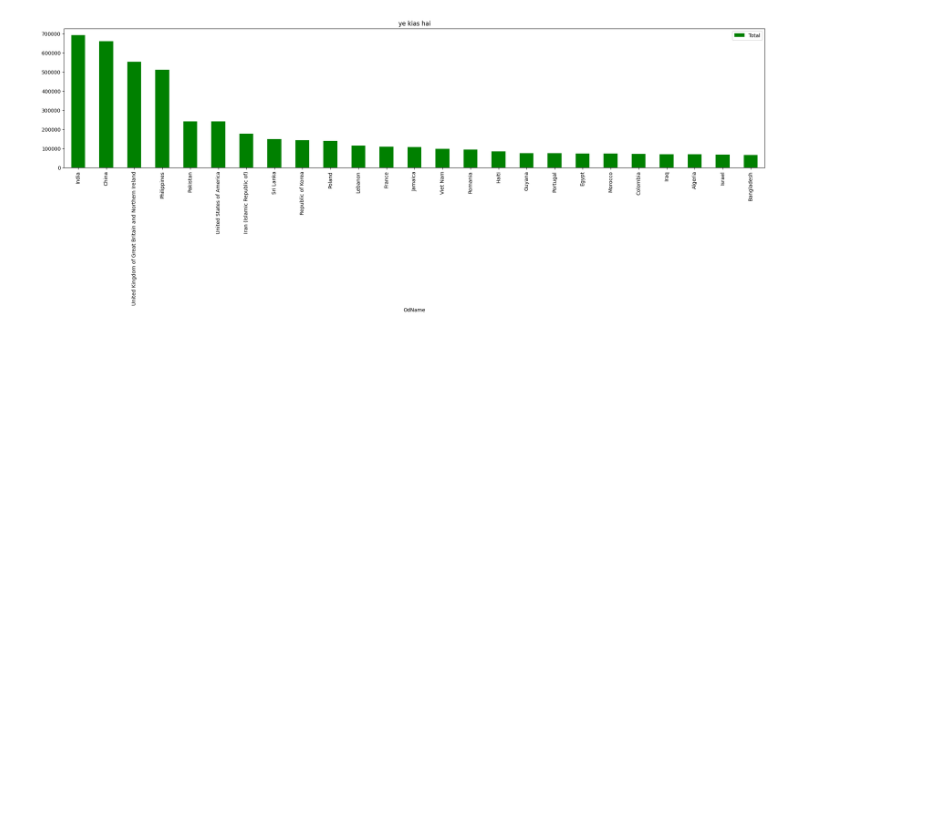
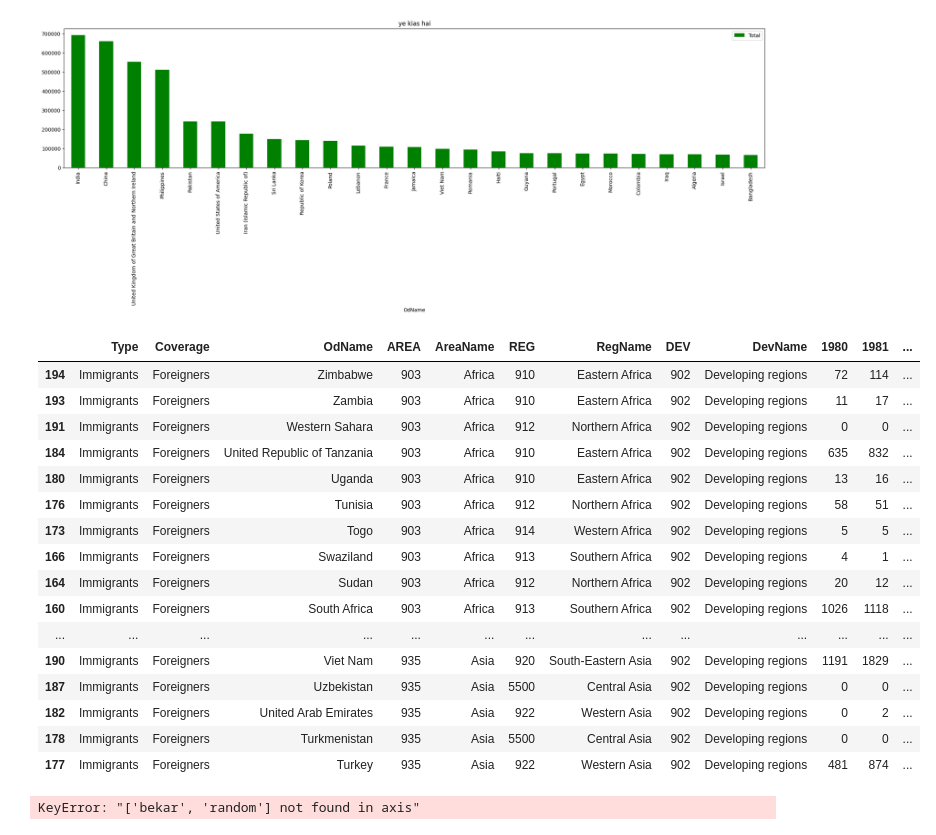
Before and after one commit to Ritesh1422/python_data_analytics2, a Jupyter notebook: immigration_analysis/analysis.ipynb, the cells around one changed output. Drawn from its saved outputs; the diff is of its cells as text; code cells hidden in the pictures; blank space fills up the shorter version.

Commit message:
drop_columns

```diff
--- a/immigration_analysis/analysis.ipynb
+++ b/immigration_analysis/analysis.ipynb
@@ -393,0 +398,24 @@ figsize=(25,5))
+# %%
+df.sort_values(by=['AreaName','OdName'],ascending=[True,False])[:60]
+# %% [output]
+|  | Type | Coverage | OdName | AREA | AreaName | REG | RegName | DEV | DevName | 1980 | 1981 | ... |
+| 194 | Immigrants | Foreigners | Zimbabwe | 903 | Africa | 910 | Eastern Africa | 902 | Developing regions | 72 | 114 | ... |
+| 193 | Immigrants | Foreigners | Zambia | 903 | Africa | 910 | Eastern Africa | 902 | Developing regions | 11 | 17 | ... |
+| 191 | Immigrants | Foreigners | Western Sahara | 903 | Africa | 912 | Northern Africa | 902 | Developing regions | 0 | 0 | ... |
+| 184 | Immigrants | Foreigners | United Republic of Tanzania | 903 | Africa | 910 | Eastern Africa | 902 | Developing regions | 635 | 832 | ... |
+| 180 | Immigrants | Foreigners | Uganda | 903 | Africa | 910 | Eastern Africa | 902 | Developing regions | 13 | 16 | ... |
+| 176 | Immigrants | Foreigners | Tunisia | 903 | Africa | 912 | Northern Africa | 902 | Developing regions | 58 | 51 | ... |
+| 173 | Immigrants | Foreigners | Togo | 903 | Africa | 914 | Western Africa | 902 | Developing regions | 5 | 5 | ... |
+| 166 | Immigrants | Foreigners | Swaziland | 903 | Africa | 913 | Southern Africa | 902 | Developing regions | 4 | 1 | ... |
+| 164 | Immigrants | Foreigners | Sudan | 903 | Africa | 912 | Northern Africa | 902 | Developing regions | 20 | 12 | ... |
+| 160 | Immigrants | Foreigners | South Africa | 903 | Africa | 913 | Southern Africa | 902 | Developing regions | 1026 | 1118 | ... |
+| ... | ... | ... | ... | ... | ... | ... | ... | ... | ... | ... | ... | ... |
+| 190 | Immigrants | Foreigners | Viet Nam | 935 | Asia | 920 | South-Eastern Asia | 902 | Developing regions | 1191 | 1829 | ... |
+| 187 | Immigrants | Foreigners | Uzbekistan | 935 | Asia | 5500 | Central Asia | 902 | Developing regions | 0 | 0 | ... |
+| 182 | Immigrants | Foreigners | United Arab Emirates | 935 | Asia | 922 | Western Asia | 902 | Developing regions | 0 | 2 | ... |
+| 178 | Immigrants | Foreigners | Turkmenistan | 935 | Asia | 5500 | Central Asia | 902 | Developing regions | 0 | 0 | ... |
+| 177 | Immigrants | Foreigners | Turkey | 935 | Asia | 922 | Western Asia | 902 | Developing regions | 481 | 874 | ... |
+# %%
+df.drop(columns=['bekar','random'],inplace=True)
+# %% [output]
+KeyError: "['bekar', 'random'] not found in axis"
```
Also changed, not shown: parts of 20 cells of this notebook, 1 other file.
